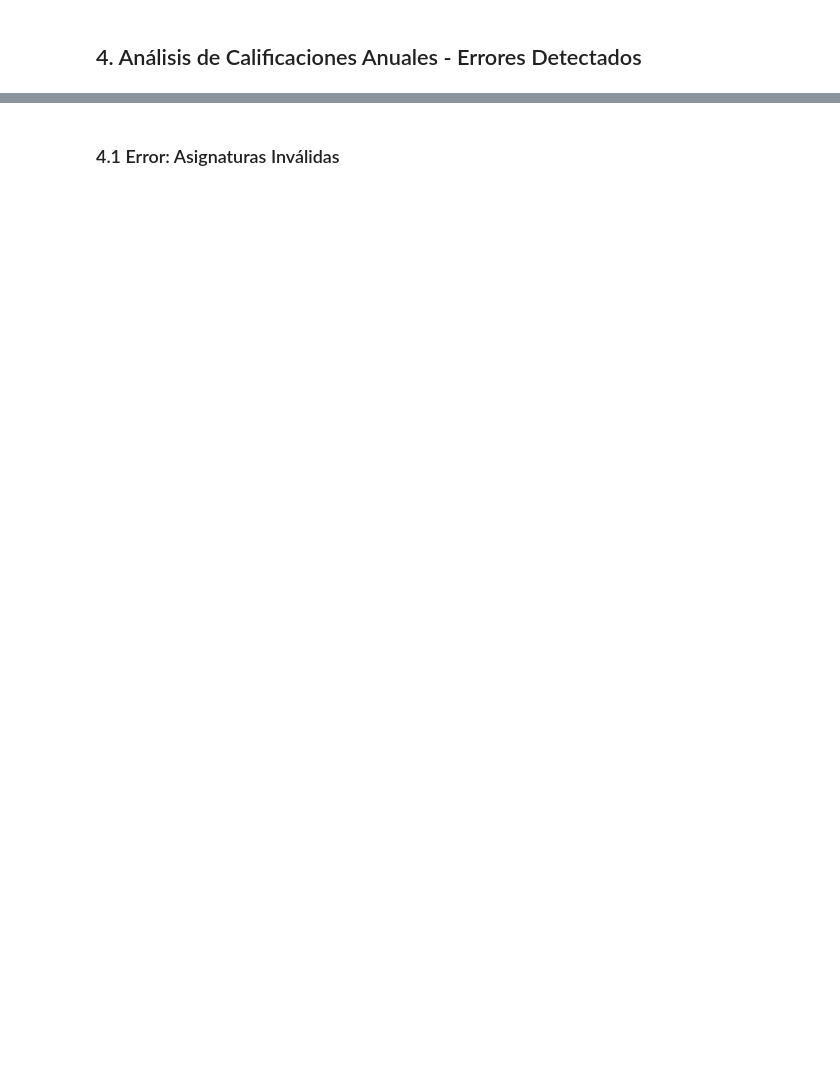
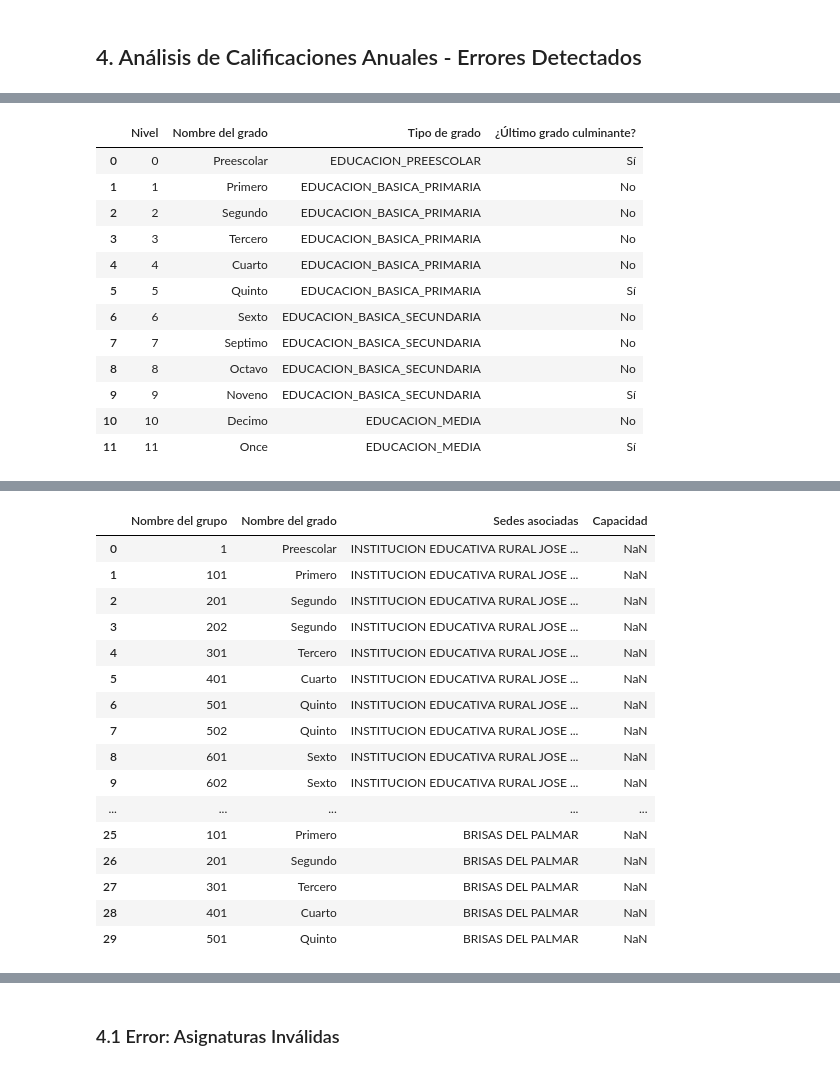
Before and after one commit to alexfdz55/SEDE-seed-python, a Jupyter notebook: analisis_excel.ipynb, the cells around one changed output, grey strips where cells are left out. Drawn from its saved outputs; the diff is of its cells as text; code cells hidden in the pictures; blank space fills up the shorter version.

```diff
--- a/analisis_excel.ipynb
+++ b/analisis_excel.ipynb
@@ -139,0 +138,49 @@ print(f"\n  Total de calificaciones a validar: {len(df_calif):,}")
+# %%
+# Visualización de hojas 'Grados' y 'Grupos' para diagnóstico
+print('\n📄 VISUALIZACIÓN: Grados y Grupos')
+print('—' * 60)
+
+# Grados
+try:
+    df_grados = pd.read_excel(archivo_excel, sheet_name='Grados', header=1)
+    print('\nHOJA: Grados')
+    print('Dimensiones:', df_grados.shape)
+    print('\nTipos de columnas:')
+    print(df_grados.dtypes)
+    if 'Nivel' in df_grados.columns:
+        print('\nDistribución de tipos en columna "Nivel":')
+        print(df_grados['Nivel'].map(type).value_counts())
+    display(df_grados.head(30))
+except Exception as e:
+    print('Error leyendo Grados:', e)
+
+# Grupos
+try:
+    df_grupos = pd.read_excel(archivo_excel, sheet_name='Grupos', header=1)
+    print('\nHOJA: Grupos')
+    print('Dimensiones:', df_grupos.shape)
+    print('\nTipos de columnas:')
+    print(df_grupos.dtypes)
+
+    col_name = 'Nombre del grupo'
+    if col_name in df_grupos.columns:
+        print('\nDistribución de tipos en columna "Nombre del grupo":')
+        print(df_grupos[col_name].map(type).value_counts())
+
+        # Filas donde el nombre del grupo no es str (ej. números, timestamps)
+        mask_no_str = df_grupos[col_name].apply(lambda x: not isinstance(x, str))
+        print(f"\nFilas con '{col_name}' no-str: {mask_no_str.sum()}")
+        if mask_no_str.sum() > 0:
+            display(df_grupos[mask_no_str].head(30))
+
+    display(df_grupos.head(50))
+
+    # También mostrar cómo queda si forzamos lectura como texto
+    df_grupos_text = pd.read_excel(archivo_excel, sheet_name='Grupos', header=1, dtype=str).fillna('')
+    print('\n(Comparación) Lectura con dtype=str:')
+    print(df_grupos_text.dtypes)
+    display(df_grupos_text.head(30))
+
+except Exception as e:
+    print('Error leyendo Grupos:', e)
+# %% [output]
@@ -139,0 +204,13 @@ print(f"\n  Total de calificaciones a validar: {len(df_calif):,}")
+|  | Nivel | Nombre del grado | Tipo de grado | ¿Último grado culminante? |
+| 0 | 0 | Preescolar | EDUCACION_PREESCOLAR | Sí |
+| 1 | 1 | Primero | EDUCACION_BASICA_PRIMARIA | No |
+| 2 | 2 | Segundo | EDUCACION_BASICA_PRIMARIA | No |
+| 3 | 3 | Tercero | EDUCACION_BASICA_PRIMARIA | No |
+| 4 | 4 | Cuarto | EDUCACION_BASICA_PRIMARIA | No |
+| 5 | 5 | Quinto | EDUCACION_BASICA_PRIMARIA | Sí |
+| 6 | 6 | Sexto | EDUCACION_BASICA_SECUNDARIA | No |
+| 7 | 7 | Septimo | EDUCACION_BASICA_SECUNDARIA | No |
+| 8 | 8 | Octavo | EDUCACION_BASICA_SECUNDARIA | No |
+| 9 | 9 | Noveno | EDUCACION_BASICA_SECUNDARIA | Sí |
+| 10 | 10 | Decimo | EDUCACION_MEDIA | No |
+| 11 | 11 | Once | EDUCACION_MEDIA | Sí |
@@ -139,0 +233,17 @@ print(f"\n  Total de calificaciones a validar: {len(df_calif):,}")
+|  | Nombre del grupo | Nombre del grado | Sedes asociadas | Capacidad |
+| 0 | 1 | Preescolar | INSTITUCION EDUCATIVA RURAL JOSE ... | NaN |
+| 1 | 101 | Primero | INSTITUCION EDUCATIVA RURAL JOSE ... | NaN |
+| 2 | 201 | Segundo | INSTITUCION EDUCATIVA RURAL JOSE ... | NaN |
+| 3 | 202 | Segundo | INSTITUCION EDUCATIVA RURAL JOSE ... | NaN |
+| 4 | 301 | Tercero | INSTITUCION EDUCATIVA RURAL JOSE ... | NaN |
+| 5 | 401 | Cuarto | INSTITUCION EDUCATIVA RURAL JOSE ... | NaN |
+| 6 | 501 | Quinto | INSTITUCION EDUCATIVA RURAL JOSE ... | NaN |
+| 7 | 502 | Quinto | INSTITUCION EDUCATIVA RURAL JOSE ... | NaN |
+| 8 | 601 | Sexto | INSTITUCION EDUCATIVA RURAL JOSE ... | NaN |
+| 9 | 602 | Sexto | INSTITUCION EDUCATIVA RURAL JOSE ... | NaN |
+| ... | ... | ... | ... | ... |
+| 25 | 101 | Primero | BRISAS DEL PALMAR | NaN |
+| 26 | 201 | Segundo | BRISAS DEL PALMAR | NaN |
+| 27 | 301 | Tercero | BRISAS DEL PALMAR | NaN |
+| 28 | 401 | Cuarto | BRISAS DEL PALMAR | NaN |
+| 29 | 501 | Quinto | BRISAS DEL PALMAR | NaN |
```
Also changed, not shown: parts of 5 cells of this notebook, 2 other files.
